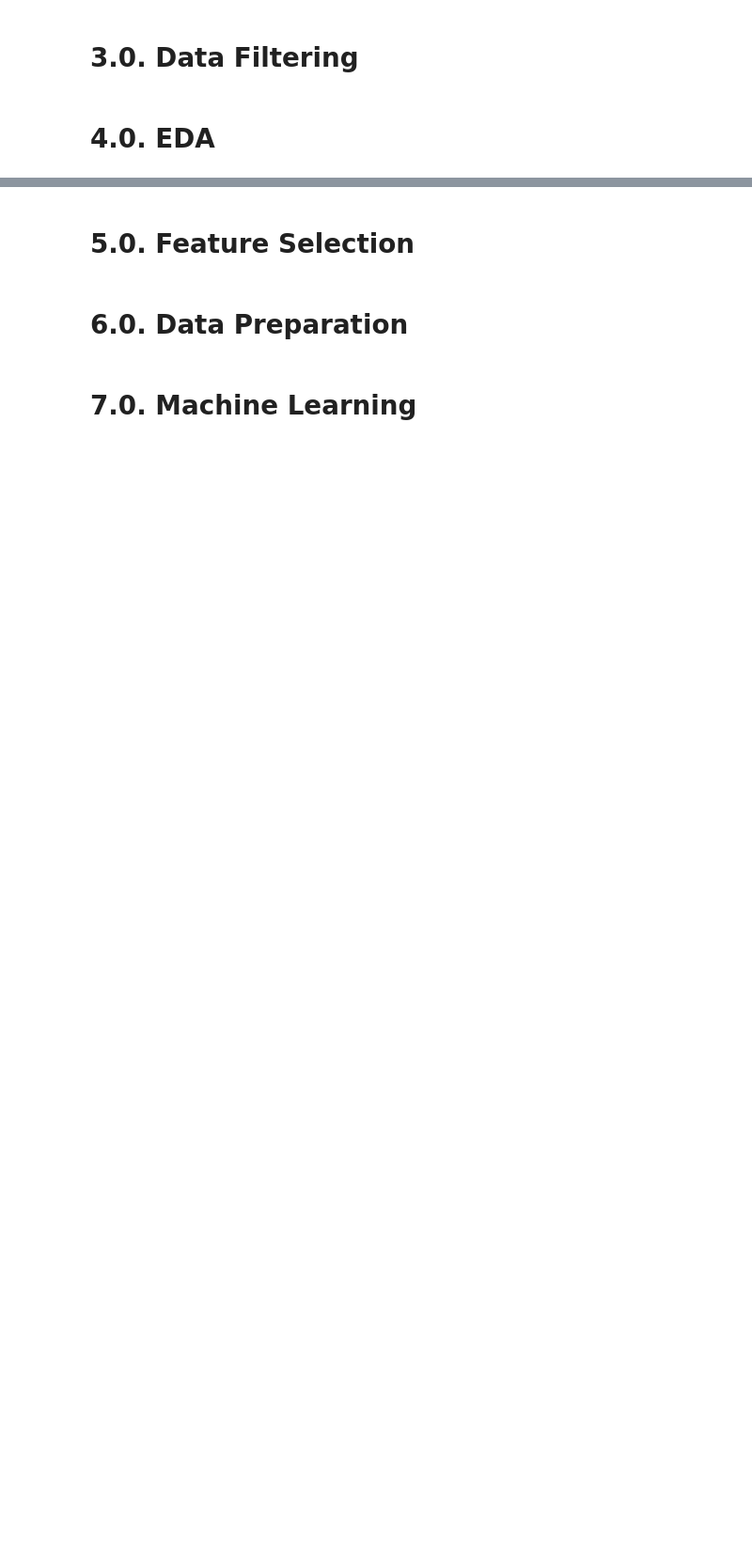
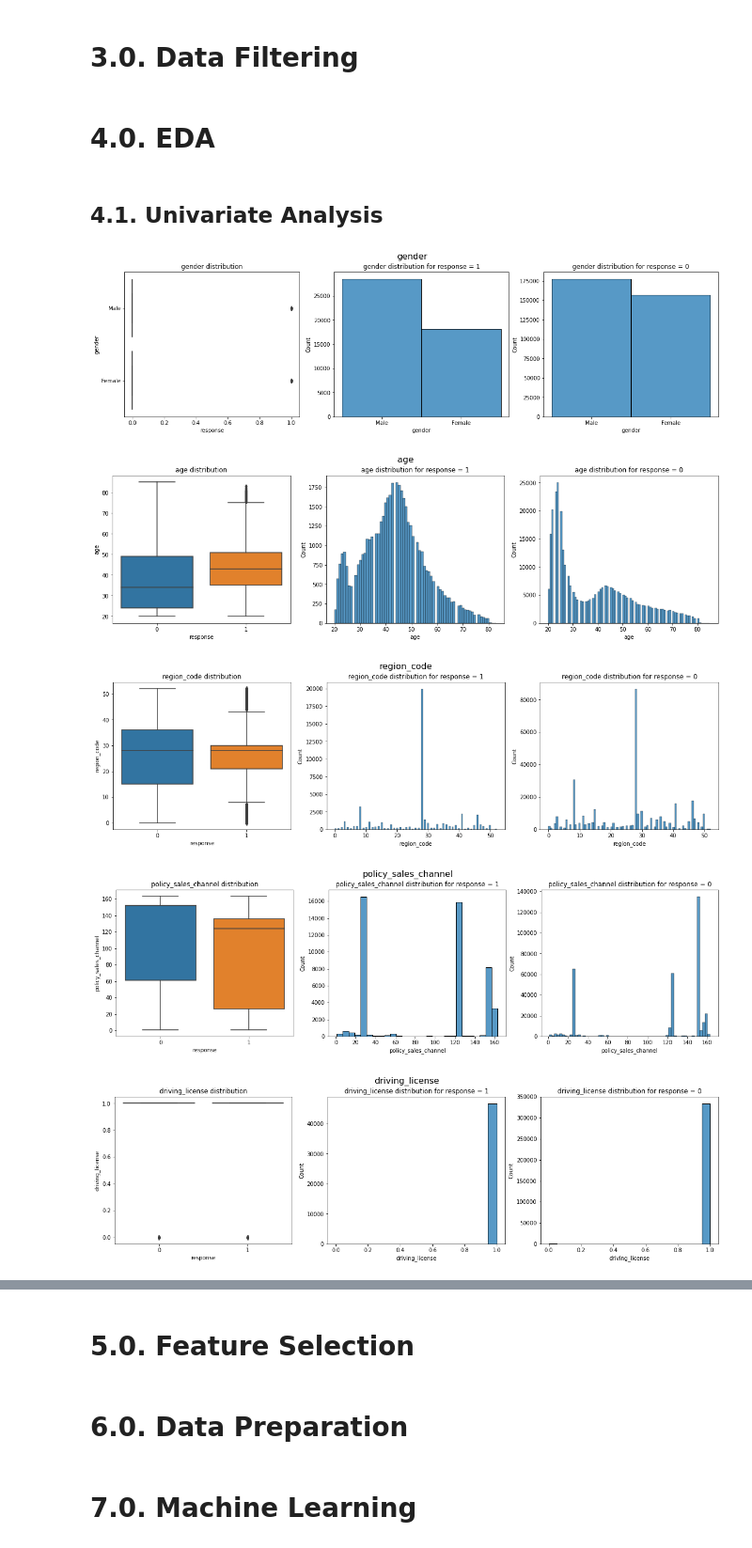
Before and after one commit to jeovaramos/cross_sell, a Jupyter notebook: notebooks/notebook.ipynb, the cells around one changed output, grey strips where cells are left out. Shown at 94% size. Drawn from its saved outputs; the diff is of its cells as text; code cells hidden in the pictures; blank space fills up the shorter version.

Commit message:
Starting univariate Analysis (EDA). General view.

```diff
--- a/notebooks/notebook.ipynb
+++ b/notebooks/notebook.ipynb
@@ -113,5 +113,35 @@ df2.head()
 | 4 | Male | 45 | 8.0 | 124.0 | 1 | 1-2 Year | 0 | ... |
 # %% [markdown]
 # 3.0. Data Filtering
+# %%
+df3 = df2.copy()
 # %% [markdown]
 # 4.0. EDA
+# %%
+df4 = df3.copy()
+# %% [markdown]
+## 4.1. Univariate Analysis
+# %%
+variablhes = df4.columns
+
+for variable in variablhes:
+    fig, axs = plt.subplots(1, 3, figsize=(20, 5))
+    fig.patch.set_facecolor('white')
+    plt.suptitle(f'{variable}', fontsize=16)
+
+    sns.boxplot(x='response', y=variable, data=df4, ax=axs[0])
+    axs[0].set_title(f'{variable} distribution')
+
+    sns.histplot(df4.loc[df4['response'] == 1, variable], ax=axs[1])
+    axs[1].set_title(f'{variable} distribution for response = 1')
+
+    sns.histplot(df4.loc[df4['response'] == 0, variable], ax=axs[2])
+    axs[2].set_title(f'{variable} distribution for response = 0')
+
+    plt.show()
+# %% [output]
+[figure, added]
+[figure, added]
+[figure, added]
+[figure, added]
+[figure, added]
```
Also changed, not shown: parts of 7 cells of this notebook.
